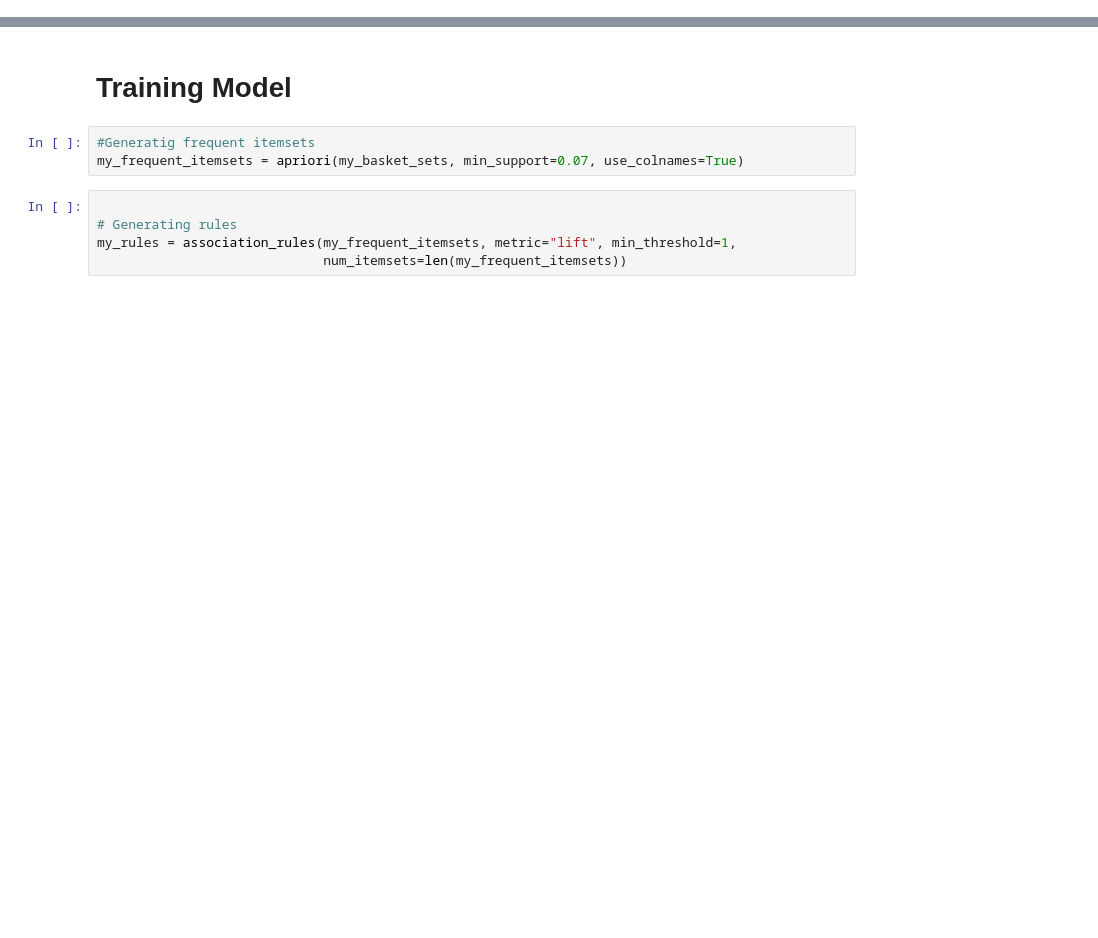
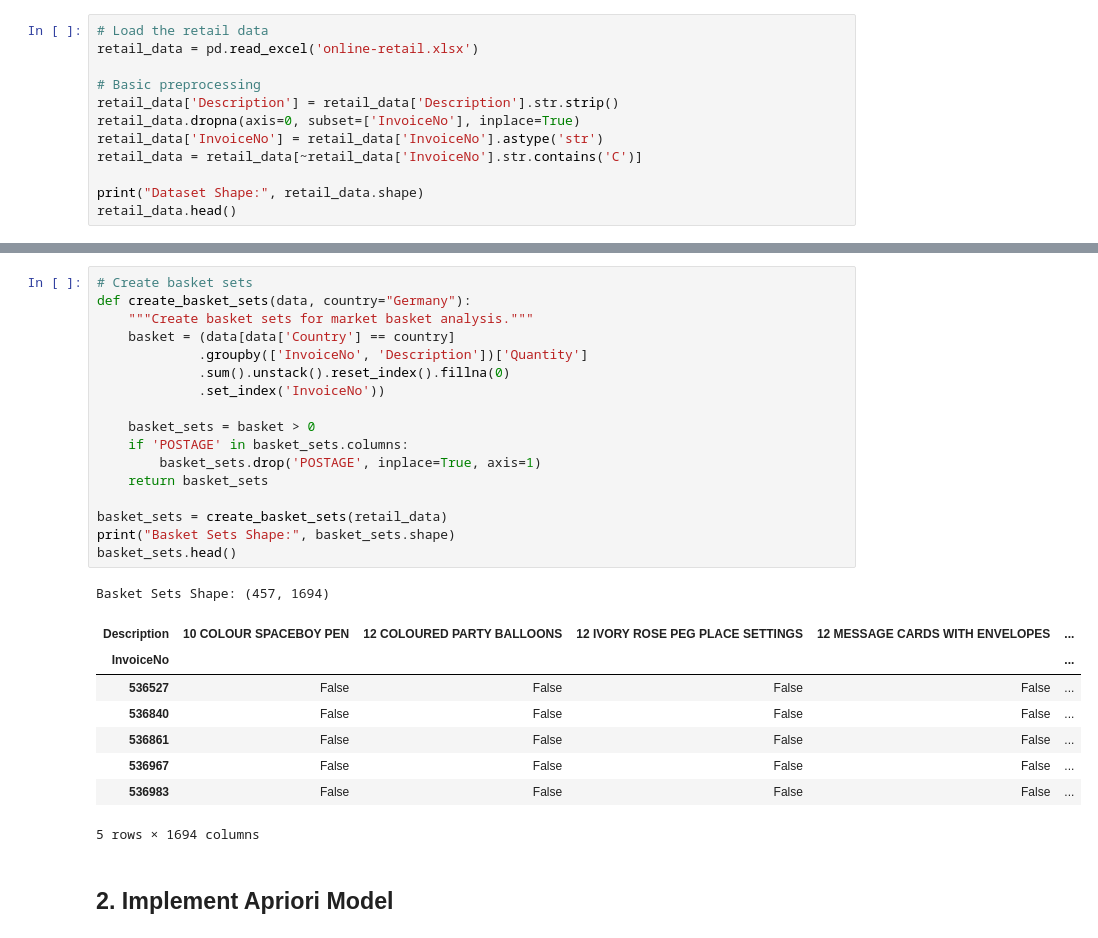
Before and after one commit to Eng-Abdelrahman-Mostafa/Machine-Learning-Algorithms, a Jupyter notebook: Association rule mining/Market Basket Analysis.ipynb, the cells around one changed output, grey strips where cells are left out. Saved outputs shown, nothing was run; the diff lists cells and outputs as text; blank space fills up the shorter version.

Commit message:
Association rule mining Finished

```diff
--- a/Association rule mining/Market Basket Analysis.ipynb
+++ b/Association rule mining/Market Basket Analysis.ipynb
@@ -78,0 +18,12 @@ my_basket_sets.drop('POSTAGE', inplace=True, axis=1) #Remove "postage" as an ite
+# %%
+# Load the retail data
+retail_data = pd.read_excel('online-retail.xlsx')
+
+# Basic preprocessing
+retail_data['Description'] = retail_data['Description'].str.strip()
+retail_data.dropna(axis=0, subset=['InvoiceNo'], inplace=True)
+retail_data['InvoiceNo'] = retail_data['InvoiceNo'].astype('str')
+retail_data = retail_data[~retail_data['InvoiceNo'].str.contains('C')]
+
+print("Dataset Shape:", retail_data.shape)
+retail_data.head()
@@ -79,10 +38,29 @@ my_basket_sets.drop('POSTAGE', inplace=True, axis=1) #Remove "postage" as an ite
+# %%
+# Create basket sets
+def create_basket_sets(data, country="Germany"):
+    """Create basket sets for market basket analysis."""
+    basket = (data[data['Country'] == country]
+             .groupby(['InvoiceNo', 'Description'])['Quantity']
+             .sum().unstack().reset_index().fillna(0)
+             .set_index('InvoiceNo'))
+
+    basket_sets = basket > 0
+    if 'POSTAGE' in basket_sets.columns:
+        basket_sets.drop('POSTAGE', inplace=True, axis=1)
+    return basket_sets
+
+basket_sets = create_basket_sets(retail_data)
+print("Basket Sets Shape:", basket_sets.shape)
+basket_sets.head()
+# %% [output]
+Basket Sets Shape: (457, 1694)
+| Description | 10 COLOUR SPACEBOY PEN | 12 COLOURED PARTY BALLOONS | 12 IVORY ROSE PEG PLACE SETTINGS | 12 MESSAGE CARDS WITH ENVELOPES | ... |
+| InvoiceNo |  |  |  |  | ... |
+| 536527 | False | False | False | False | ... |
+| 536840 | False | False | False | False | ... |
+| 536861 | False | False | False | False | ... |
+| 536967 | False | False | False | False | ... |
+| 536983 | False | False | False | False | ... |
+5 rows × 1694 columns
 # %% [markdown]
-# Training Model
+## 2. Implement Apriori Model
-# %%
-#Generatig frequent itemsets
-my_frequent_itemsets = apriori(my_basket_sets, min_support=0.07, use_colnames=True)
-# %%
-
-# Generating rules
-my_rules = association_rules(my_frequent_itemsets, metric="lift", min_threshold=1,
-                             num_itemsets=len(my_frequent_itemsets))
```
Also changed, not shown: parts of 28 cells of this notebook.
